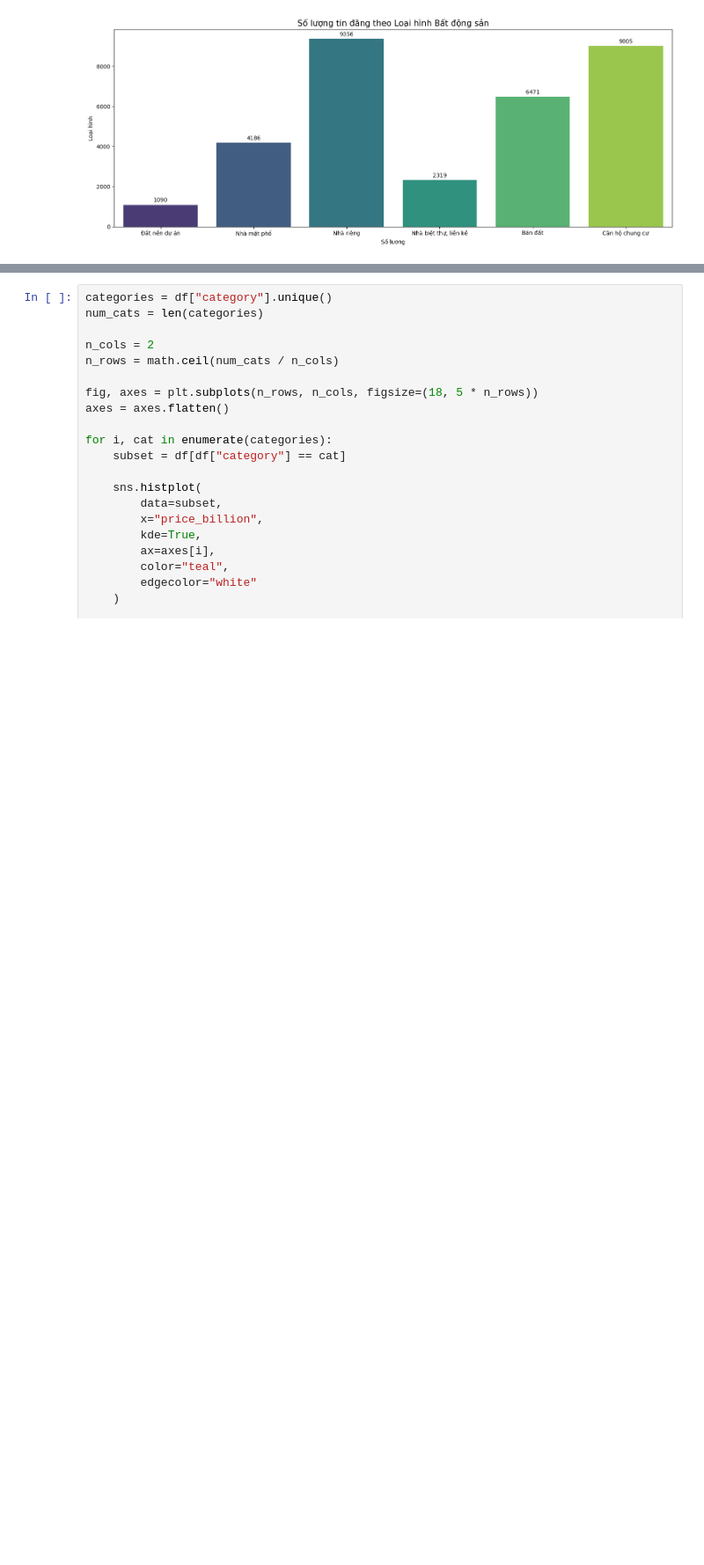
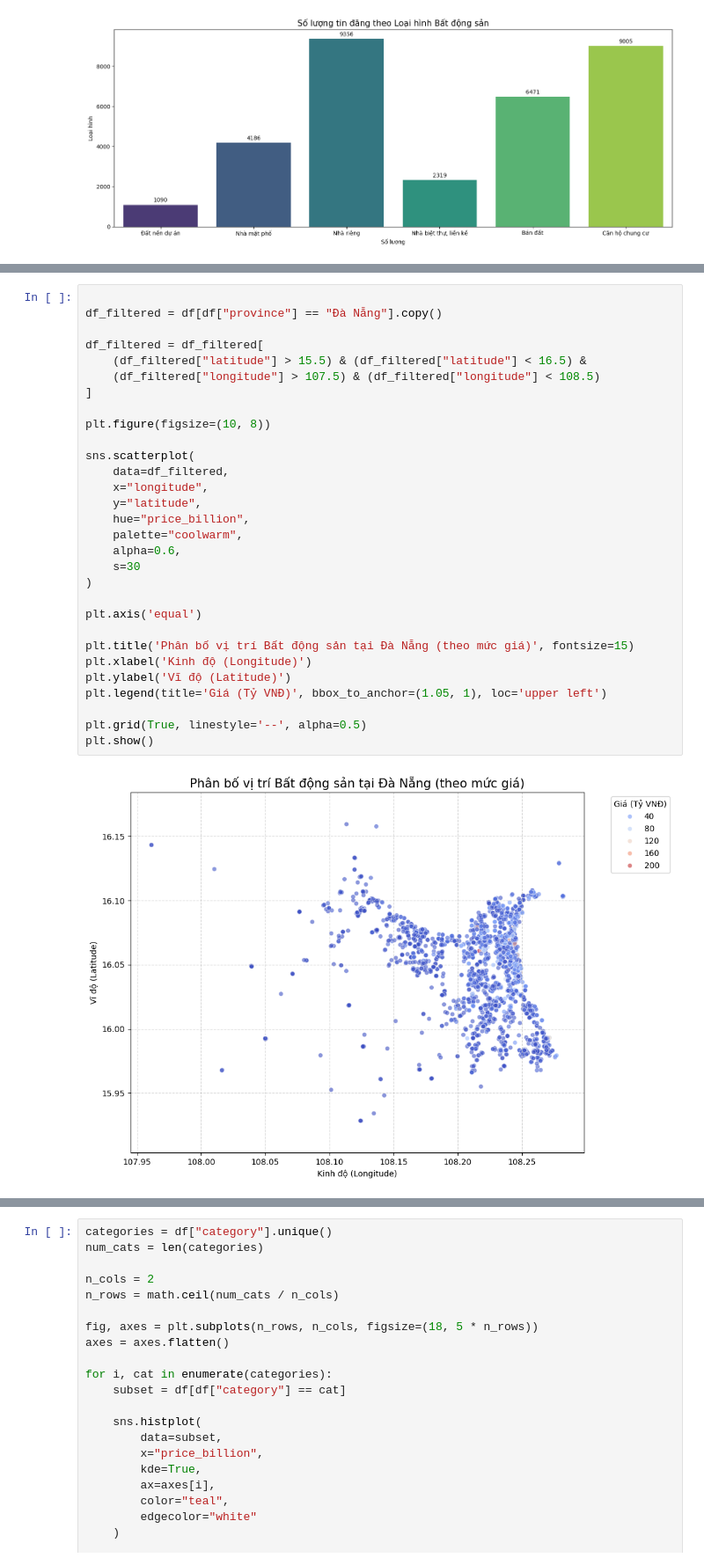
Before and after one commit to huy-06/Real_Estate_Price_Analysis, a Jupyter notebook: visualization/univariate_analysis.ipynb, the cells around one changed output, grey strips where cells are left out. Shown at 88% size. Cells and saved outputs as stored; diff of their text form; blank space fills up the shorter version.

```diff
--- a/visualization/univariate_analysis.ipynb
+++ b/visualization/univariate_analysis.ipynb
@@ -90,0 +147,32 @@ plt.show()
+# %%
+
+df_filtered = df[df["province"] == "Đà Nẵng"].copy()
+
+df_filtered = df_filtered[
+    (df_filtered["latitude"] > 15.5) & (df_filtered["latitude"] < 16.5) &
+    (df_filtered["longitude"] > 107.5) & (df_filtered["longitude"] < 108.5)
+]
+
+plt.figure(figsize=(10, 8))
+
+sns.scatterplot(
+    data=df_filtered,
+    x="longitude",
+    y="latitude",
+    hue="price_billion",
+    palette="coolwarm",
+    alpha=0.6,
+    s=30
+)
+
+plt.axis('equal')
+
+plt.title('Phân bố vị trí Bất động sản tại Đà Nẵng (theo mức giá)', fontsize=15)
+plt.xlabel('Kinh độ (Longitude)')
+plt.ylabel('Vĩ độ (Latitude)')
+plt.legend(title='Giá (Tỷ VNĐ)', bbox_to_anchor=(1.05, 1), loc='upper left')
+
+plt.grid(True, linestyle='--', alpha=0.5)
+plt.show()
+# %% [output]
+[figure, added]
```
Also changed, not shown: parts of 4 cells of this notebook.
